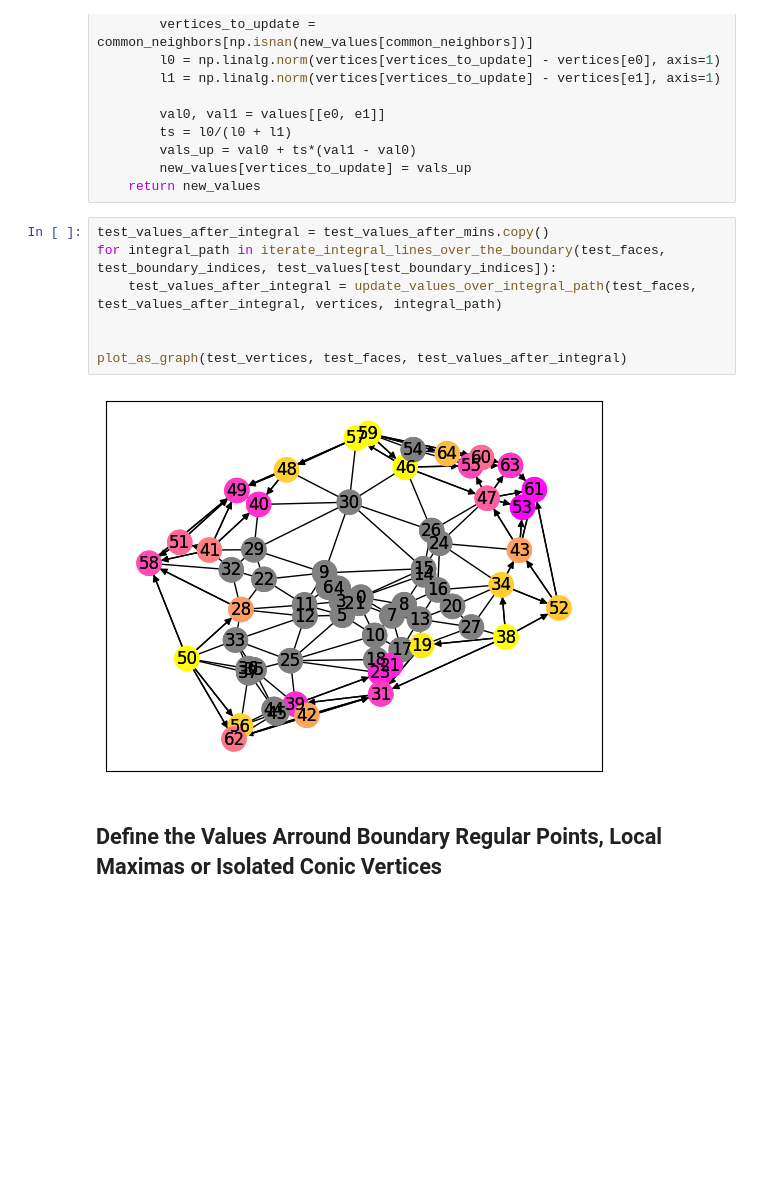
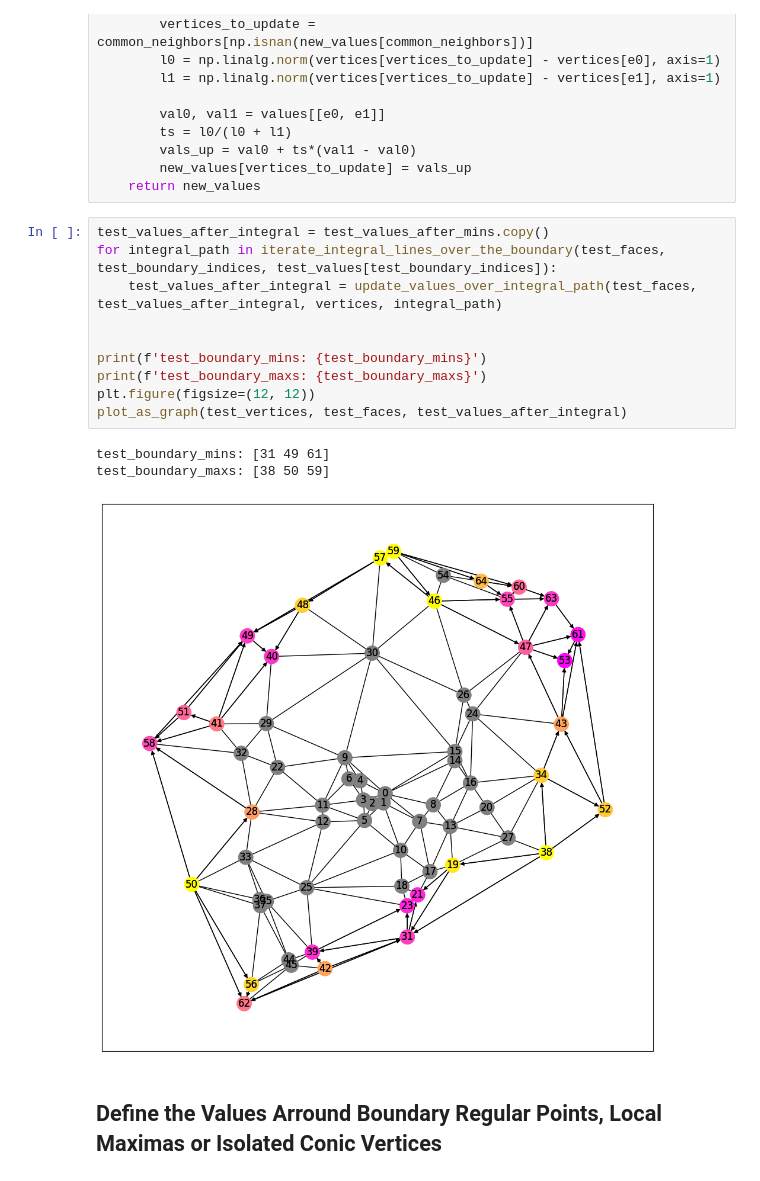
Before and after one commit to zimfv/quadrangulation, a Jupyter notebook: nonmanifold-eigen.ipynb, the cells around one changed output. Drawn from its saved outputs; the diff is of its cells as text; blank space fills up the shorter version.

```diff
--- a/nonmanifold-eigen.ipynb
+++ b/nonmanifold-eigen.ipynb
@@ -835,12 +840,17 @@ def update_values_over_integral_path(faces, values, vertices, path):
 # %%
 test_values_after_integral = test_values_after_mins.copy()
 for integral_path in iterate_integral_lines_over_the_boundary(test_faces, test_boundary_indices, test_values[test_boundary_indices]):
     test_values_after_integral = update_values_over_integral_path(test_faces, test_values_after_integral, vertices, integral_path)
 
 
+print(f'test_boundary_mins: {test_boundary_mins}')
+print(f'test_boundary_maxs: {test_boundary_maxs}')
+plt.figure(figsize=(12, 12))
 plot_as_graph(test_vertices, test_faces, test_values_after_integral)
 # %% [output]
+test_boundary_mins: [31 49 61]
+test_boundary_maxs: [38 50 59]
-[figure, old version]
+[figure, new version]
 # %% [markdown]
 ## Define the Values Arround Boundary Regular Points, Local Maximas or Isolated Conic Vertices
 # %%
```
Also changed, not shown: parts of 11 cells of this notebook, 2 other files.
